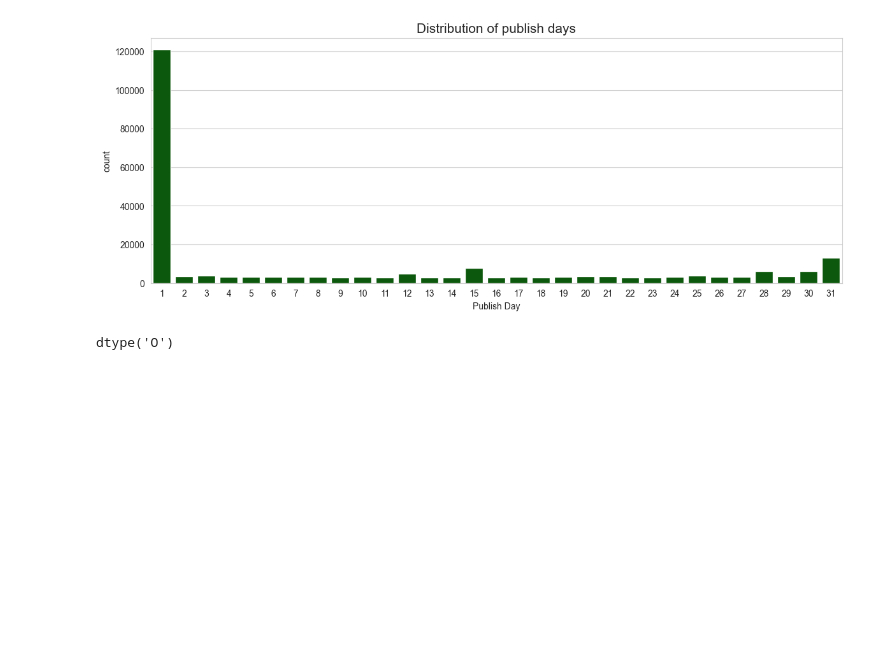
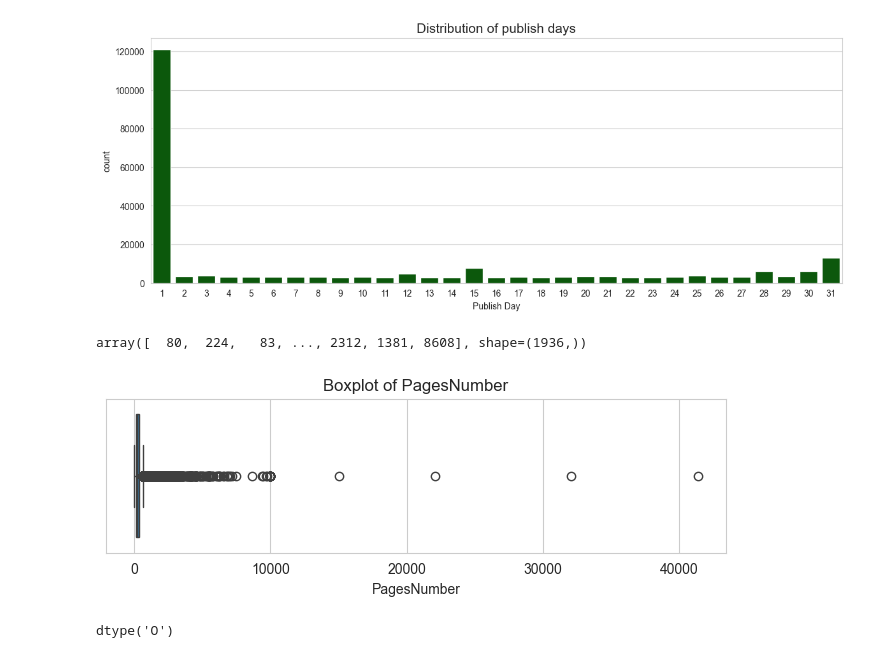
Before and after one commit to Fatemenamdar20/Book_recommendation_sy, a Jupyter notebook: book.ipynb, the cells around one changed output. Saved outputs shown, nothing was run; the diff lists cells and outputs as text; code cells hidden in the pictures; blank space fills up the shorter version.

```diff
--- a/book.ipynb
+++ b/book.ipynb
@@ -347,3 +347,14 @@ plt.show()
 [figure]
 # %%
 df.drop(columns=["PublishDay"], inplace=True)
+# %%
+df["PagesNumber"].unique()
+# %% [output]
+array([  80,  224,   83, ..., 2312, 1381, 8608], shape=(1936,))
+# %%
+plt.figure(figsize=(8,2))
+sns.boxplot(x=df["PagesNumber"])
+plt.title("Boxplot of PagesNumber")
+plt.show()
+# %% [output]
+[figure, added]
```
Also changed, not shown: parts of 25 cells of this notebook.
